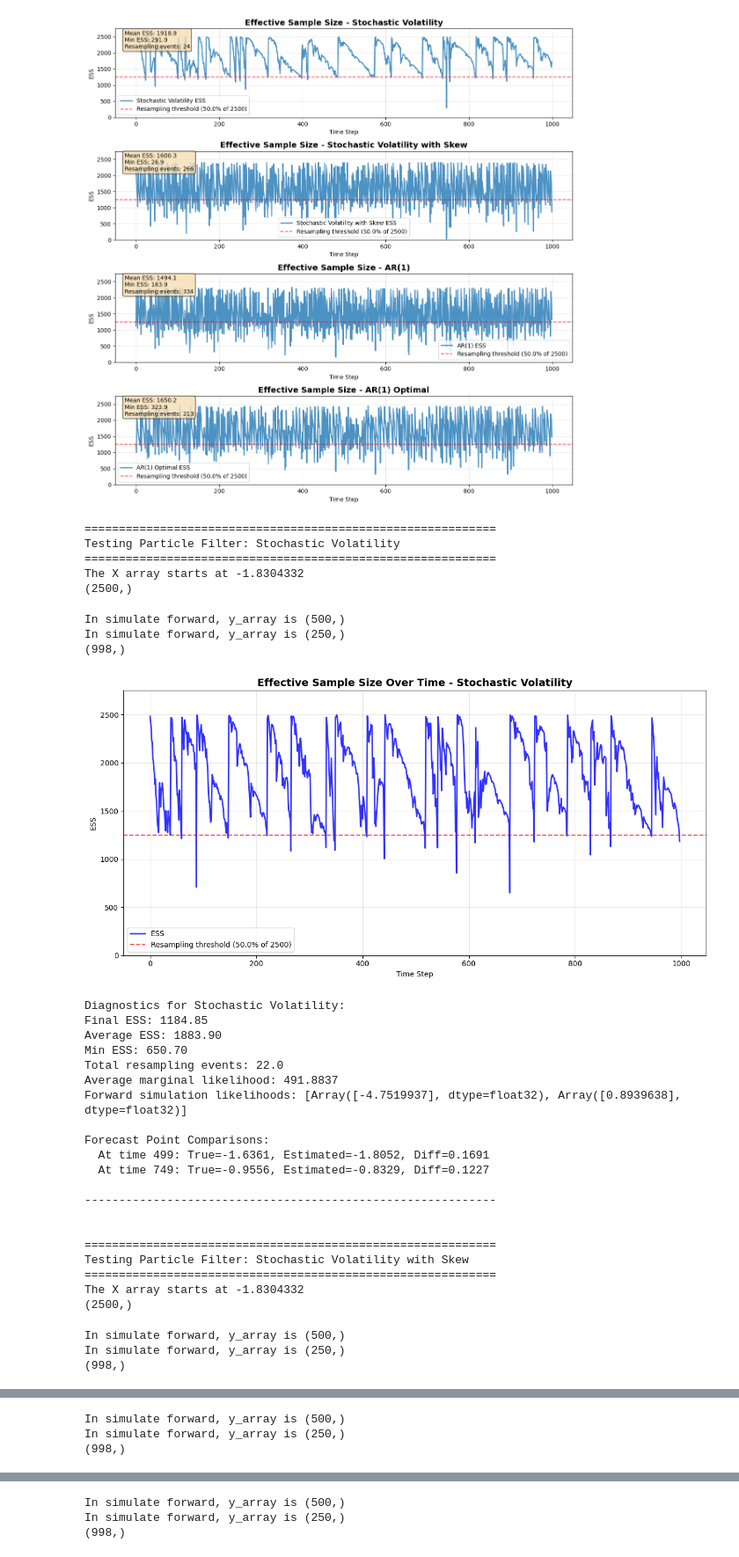
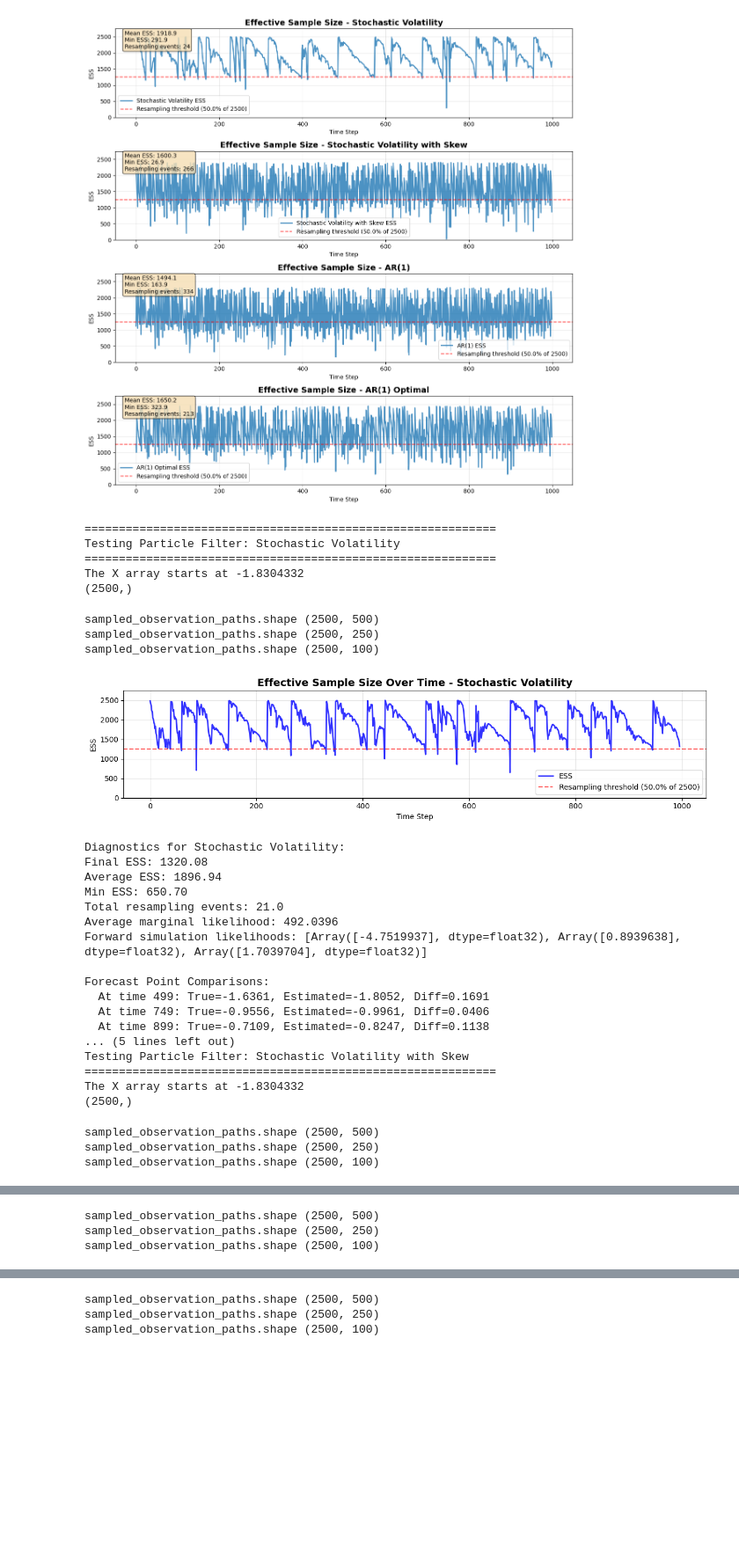
Before and after one commit to chrisjwheeler/NNP-method, a Jupyter notebook: example_generation_functions.ipynb, the cells around one changed output, grey strips where cells are left out. Shown at 88% size. Saved outputs shown, nothing was run; the diff lists cells and outputs as text; code cells hidden in the pictures; blank space fills up the shorter version.

```diff
--- a/example_generation_functions.ipynb
+++ b/example_generation_functions.ipynb
@@ -464,19 +464,20 @@ for ex in examples:
     merged_diagnostics, particle_and_weights_at_flag_idx, likelihood_list = ex['vehicle'].run_from_particle_filter(
         key,
         pf,
-        (X_true, Y_obs),
+        Y_obs,
+        X_true,
         initial_particles,
-        [0.5, 0.75],
+        [0.5, 0.75, 0.9],
         TAU
     )
 
 
     # Create figure for ESS plot
-    plt.figure(figsize=(12, 6))
+    plt.figure(figsize=(12, 3))
 
     # Plot ESS over time
     ess_values = merged_diagnostics['ess']
-    print(ess_values.shape)
+
     time_steps = jnp.arange(len(ess_values))
 
     plt.plot(time_steps, ess_values, linewidth=2, color='blue', alpha=0.8, label='ESS')
@@ -492,57 +493,54 @@ for ex in examples:
     plt.tight_layout()
     plt.show()
 
     # Print diagnostics
     print(f"\nDiagnostics for {ex['name']}:")
     print(f"Final ESS: {ess_values[-1]:.2f}")
     print(f"Average ESS: {jnp.mean(ess_values):.2f}")
     print(f"Min ESS: {jnp.min(ess_values):.2f}")
     print(f"Total resampling events: {jnp.sum(merged_diagnostics['resample_flag'])}")
     print(f"Average marginal likelihood: {jnp.mean(merged_diagnostics['marginal_likelihood']):.4f}")
     if likelihood_list:
         print(f"Forward simulation likelihoods: {likelihood_list}")
 
     # Print estimated vs true values at forecast points
     forecast_indices = list(particle_and_weights_at_flag_idx.keys())
     print(f"\nForecast Point Comparisons:")
     for i, forecast_idx in enumerate(forecast_indices):
         particles, weights = particle_and_weights_at_flag_idx[forecast_idx]
         weights_normalized = jnp.exp(weights) / jnp.sum(jnp.exp(weights))
         estimated_value = jnp.sum(particles * weights_normalized)
         true_value = X_true[forecast_idx]
         print(f"  At time {forecast_idx}: True={true_value:.4f}, Estimated={estimated_value:.4f}, Diff={abs(true_value-estimated_value):.4f}")
 
     print(f"\n{'-'*60}\n")
 # %% [output]
 ============================================================
 Testing Particle Filter: Stochastic Volatility
 ============================================================
 The X array starts at -1.8304332
 (2500,)
-In simulate forward, y_array is (500,)
-In simulate forward, y_array is (250,)
-(998,)
+sampled_observation_paths.shape (2500, 500)
+sampled_observation_paths.shape (2500, 250)
+sampled_observation_paths.shape (2500, 100)
-[figure, old version]
+[figure, new version]
 Diagnostics for Stochastic Volatility:
-Final ESS: 1184.85
-Average ESS: 1883.90
+Final ESS: 1320.08
+Average ESS: 1896.94
 Min ESS: 650.70
-Total resampling events: 22.0
-Average marginal likelihood: 491.8837
-Forward simulation likelihoods: [Array([-4.7519937], dtype=float32), Array([0.8939638], dtype=float32)]
+Total resampling events: 21.0
+Average marginal likelihood: 492.0396
+Forward simulation likelihoods: [Array([-4.7519937], dtype=float32), Array([0.8939638], dtype=float32), Array([1.7039704], dtype=float32)]
 
 Forecast Point Comparisons:
   At time 499: True=-1.6361, Estimated=-1.8052, Diff=0.1691
-  At time 749: True=-0.9556, Estimated=-0.8329, Diff=0.1227
-
-------------------------------------------------------------
-
-
-============================================================
+  At time 749: True=-0.9556, Estimated=-0.9961, Diff=0.0406
+  At time 899: True=-0.7109, Estimated=-0.8247, Diff=0.1138
+... (5 lines left out)
 Testing Particle Filter: Stochastic Volatility with Skew
 ============================================================
 The X array starts at -1.8304332
 (2500,)
-In simulate forward, y_array is (500,)
-In simulate forward, y_array is (250,)
-(998,)
+sampled_observation_paths.shape (2500, 500)
+sampled_observation_paths.shape (2500, 250)
+sampled_observation_paths.shape (2500, 100)
@@ -567,6 +562,6 @@ Testing Particle Filter: AR(1)
 ============================================================
 The X array starts at -1.8304332
 (2500,)
-In simulate forward, y_array is (500,)
-In simulate forward, y_array is (250,)
-(998,)
+sampled_observation_paths.shape (2500, 500)
+sampled_observation_paths.shape (2500, 250)
+sampled_observation_paths.shape (2500, 100)
@@ -591,6 +583,6 @@ Testing Particle Filter: AR(1) Optimal
 ============================================================
 The X array starts at -1.8304332
 (2500,)
-In simulate forward, y_array is (500,)
-In simulate forward, y_array is (250,)
-(998,)
+sampled_observation_paths.shape (2500, 500)
+sampled_observation_paths.shape (2500, 250)
+sampled_observation_paths.shape (2500, 100)
```
Also changed, not shown: parts of 2 cells of this notebook, 1 other file.
